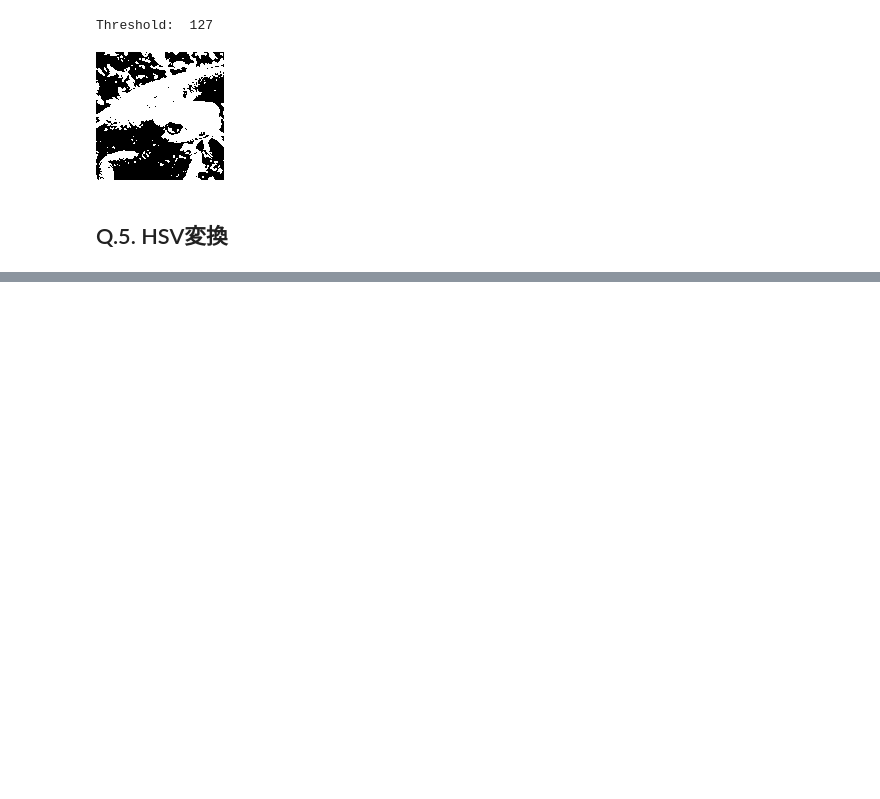
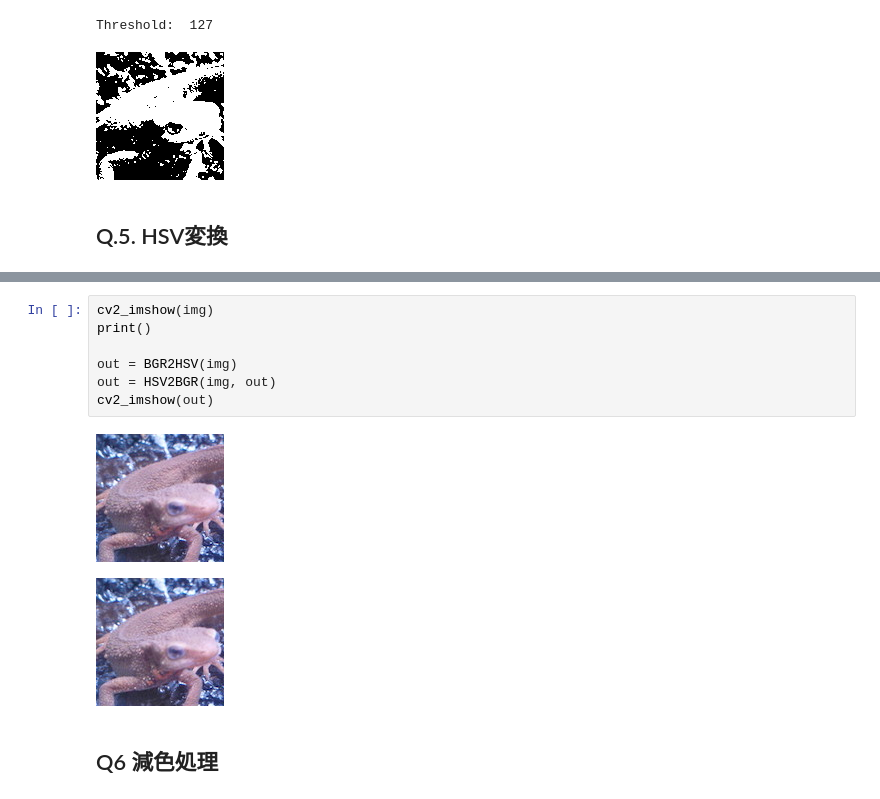
Before and after one commit to whatalnk/Gasyori100knock, a Jupyter notebook: notebooks/Question_01_10.ipynb, the cells around one changed output, grey strips where cells are left out. Drawn from its saved outputs; the diff is of its cells as text; blank space fills up the shorter version.

```diff
--- a/notebooks/Question_01_10.ipynb
+++ b/notebooks/Question_01_10.ipynb
@@ -131,0 +295,12 @@ Threshold:  127
+# %%
+cv2_imshow(img)
+print()
+
+out = BGR2HSV(img)
+out = HSV2BGR(img, out)
+cv2_imshow(out)
+# %% [output]
+[figure, added]
+[figure, added]
+# %% [markdown]
+## Q6 減色処理
```
Also changed, not shown: parts of 4 cells of this notebook.
